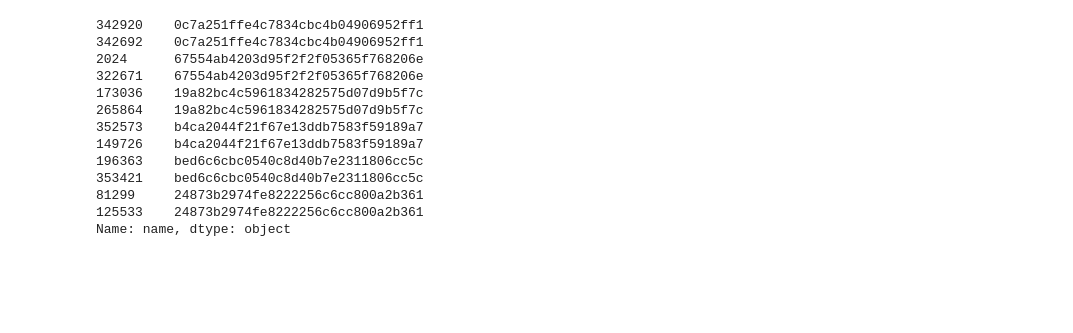
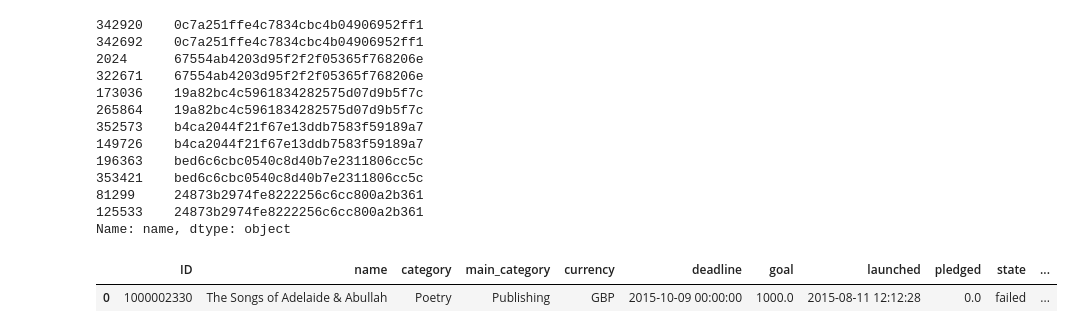
Before and after one commit to nair36/AnalisisYCuracion, a Jupyter notebook: AnalisisYCuracion_P1.ipynb, the cells around one changed output. Cells and saved outputs as stored; diff of their text form; code cells hidden in the pictures; blank space fills up the shorter version.

```diff
--- a/AnalisisYCuracion_P1.ipynb
+++ b/AnalisisYCuracion_P1.ipynb
@@ -153,3 +153,10 @@ duplicados['name'].apply(hashit).head(12)
 81299     24873b2974fe8222256c6cc800a2b361
 125533    24873b2974fe8222256c6cc800a2b361
 Name: name, dtype: object
+# %%
+url='https://raw.githubusercontent.com/Eugenia27/AnalisisYCuracion/master/input/kickstarter-projects/ks-projects-201801-for-pandas.csv'
+kickstarter_2018_pandas = pd.read_csv(url)
+kickstarter_2018_pandas.head(1)
+# %% [output]
+|  | ID | name | category | main_category | currency | deadline | goal | launched | pledged | state | ... |
+| 0 | 1000002330 | The Songs of Adelaide & Abullah | Poetry | Publishing | GBP | 2015-10-09 00:00:00 | 1000.0 | 2015-08-11 12:12:28 | 0.0 | failed | ... |
```
Also changed, not shown: parts of 2 cells of this notebook.
